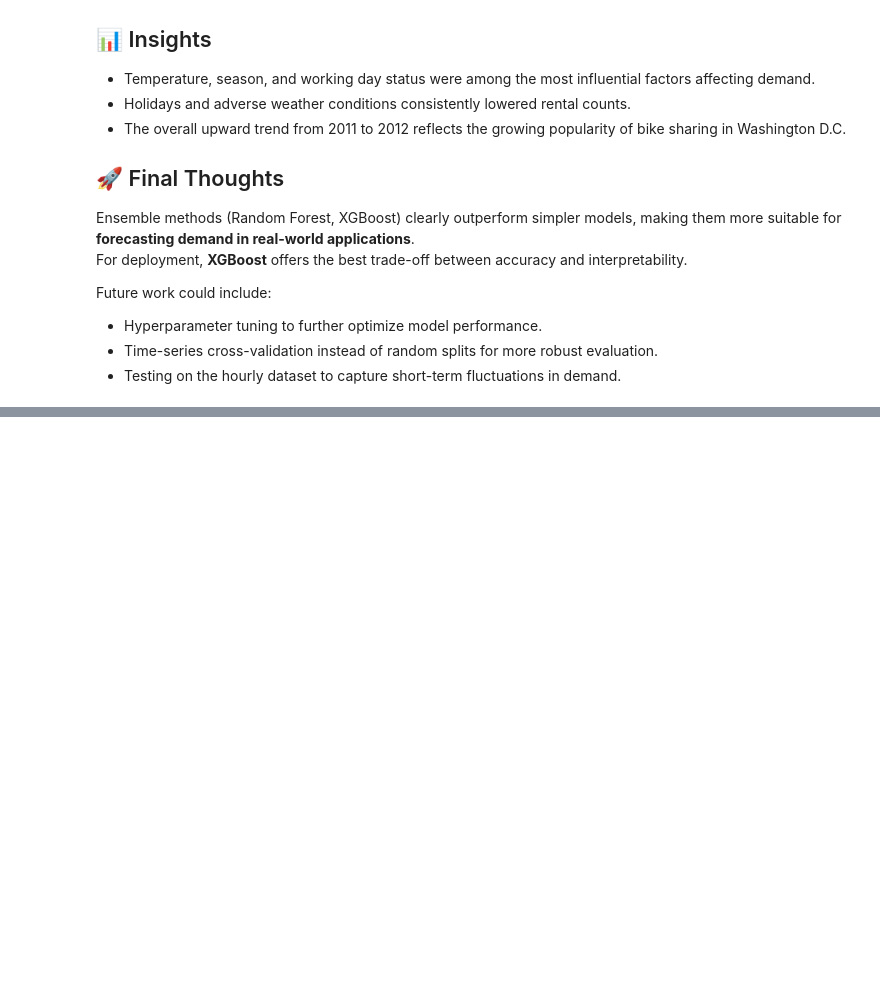
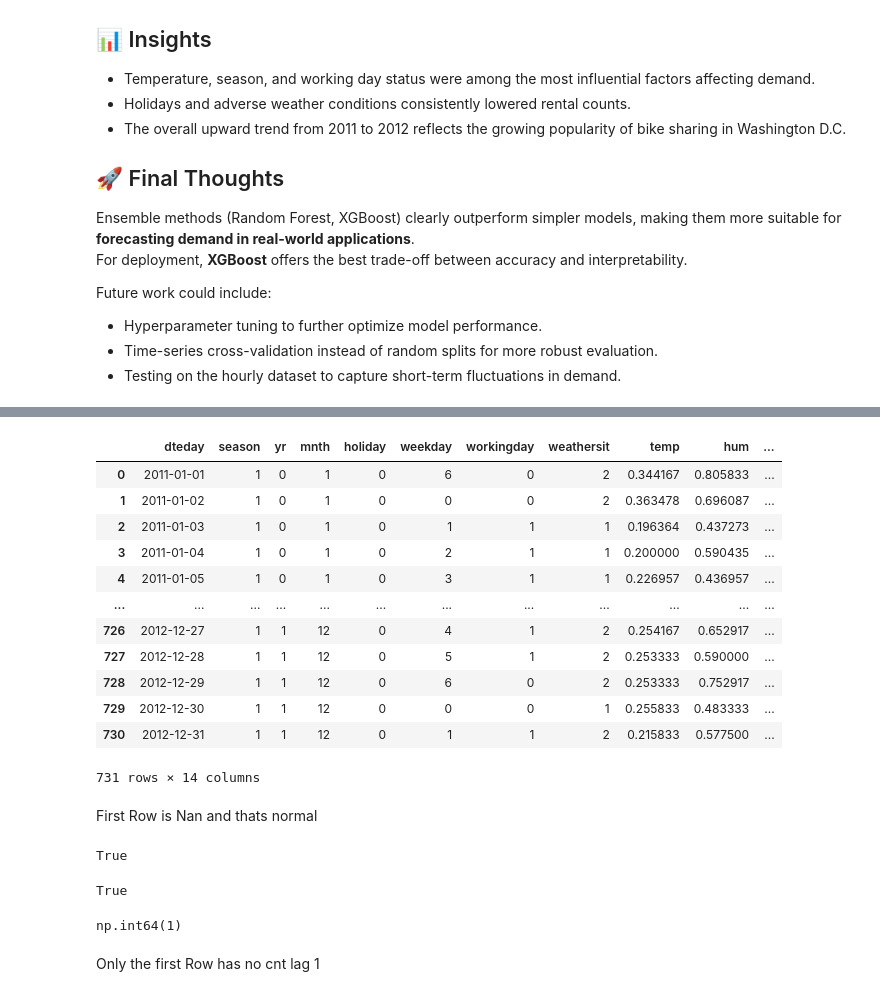
Before and after one commit to MosabAhmed92/bike-sharing-prediction, a Jupyter notebook: EDA.ipynb, the cells around one changed output, grey strips where cells are left out. Drawn from its saved outputs; the diff is of its cells as text; code cells hidden in the pictures; blank space fills up the shorter version.

```diff
--- a/EDA.ipynb
+++ b/EDA.ipynb
@@ -1094,0 +1208,33 @@ Future work could include:
+# %%
+day_data_forecasting
+# %% [output]
+|  | dteday | season | yr | mnth | holiday | weekday | workingday | weathersit | temp | hum | ... |
+| 0 | 2011-01-01 | 1 | 0 | 1 | 0 | 6 | 0 | 2 | 0.344167 | 0.805833 | ... |
+| 1 | 2011-01-02 | 1 | 0 | 1 | 0 | 0 | 0 | 2 | 0.363478 | 0.696087 | ... |
+| 2 | 2011-01-03 | 1 | 0 | 1 | 0 | 1 | 1 | 1 | 0.196364 | 0.437273 | ... |
+| 3 | 2011-01-04 | 1 | 0 | 1 | 0 | 2 | 1 | 1 | 0.200000 | 0.590435 | ... |
+| 4 | 2011-01-05 | 1 | 0 | 1 | 0 | 3 | 1 | 1 | 0.226957 | 0.436957 | ... |
+| ... | ... | ... | ... | ... | ... | ... | ... | ... | ... | ... | ... |
+| 726 | 2012-12-27 | 1 | 1 | 12 | 0 | 4 | 1 | 2 | 0.254167 | 0.652917 | ... |
+| 727 | 2012-12-28 | 1 | 1 | 12 | 0 | 5 | 1 | 2 | 0.253333 | 0.590000 | ... |
+| 728 | 2012-12-29 | 1 | 1 | 12 | 0 | 6 | 0 | 2 | 0.253333 | 0.752917 | ... |
+| 729 | 2012-12-30 | 1 | 1 | 12 | 0 | 0 | 0 | 1 | 0.255833 | 0.483333 | ... |
+| 730 | 2012-12-31 | 1 | 1 | 12 | 0 | 1 | 1 | 2 | 0.215833 | 0.577500 | ... |
+731 rows × 14 columns
+# %% [markdown]
+First Row is Nan and thats normal
+# %%
+day_data_forecasting['dteday'].is_monotonic_increasing
+# %% [output]
+True
+# %%
+# Sanity Check
+day_data_forecasting['cnt_lag_1'].iloc[3].item() == day_data_forecasting['cnt'].iloc[2].item()
+# %% [output]
+True
+# %%
+day_data_forecasting['cnt_lag_1'].isna().sum()
+# %% [output]
+np.int64(1)
+# %% [markdown]
+Only the first Row has no cnt lag 1
```
Also changed, not shown: parts of 45 cells of this notebook.
